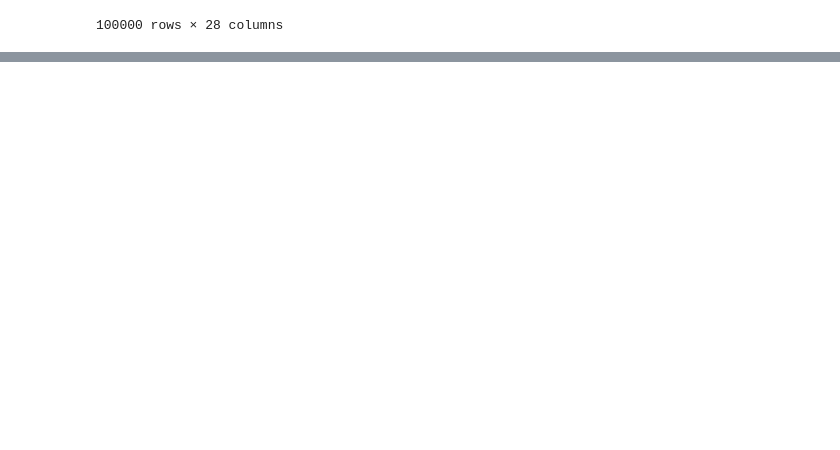
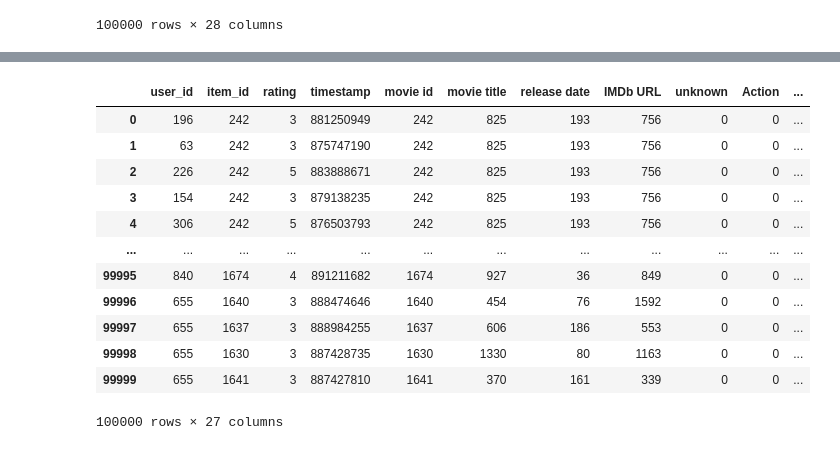
Before and after one commit to ArjunVylat/Movie-Recommendation-System, a Jupyter notebook: movie_recommendation_system.ipynb, the cells around one changed output, grey strips where cells are left out. Cells and saved outputs as stored; diff of their text form; code cells hidden in the pictures; blank space fills up the shorter version.

```diff
--- a/movie_recommendation_system.ipynb
+++ b/movie_recommendation_system.ipynb
@@ -60,0 +108,9 @@ df
+# %%
+from sklearn.preprocessing import LabelEncoder
+
+le = LabelEncoder()
+df['movie title'] = le.fit_transform(df['movie title'])
+df['release date'] = le.fit_transform(df['release date'])
+df['IMDb URL'] = le.fit_transform(df['IMDb URL'])
+
+df
@@ -60,0 +131,18 @@ df
+# %%
+df = df.drop('video release date', axis = 1)
+
+df
+# %% [output]
+|  | user_id | item_id | rating | timestamp | movie id | movie title | release date | IMDb URL | unknown | Action | ... |
+| 0 | 196 | 242 | 3 | 881250949 | 242 | 825 | 193 | 756 | 0 | 0 | ... |
+| 1 | 63 | 242 | 3 | 875747190 | 242 | 825 | 193 | 756 | 0 | 0 | ... |
+| 2 | 226 | 242 | 5 | 883888671 | 242 | 825 | 193 | 756 | 0 | 0 | ... |
+| 3 | 154 | 242 | 3 | 879138235 | 242 | 825 | 193 | 756 | 0 | 0 | ... |
+| 4 | 306 | 242 | 5 | 876503793 | 242 | 825 | 193 | 756 | 0 | 0 | ... |
+| ... | ... | ... | ... | ... | ... | ... | ... | ... | ... | ... | ... |
+| 99995 | 840 | 1674 | 4 | 891211682 | 1674 | 927 | 36 | 849 | 0 | 0 | ... |
+| 99996 | 655 | 1640 | 3 | 888474646 | 1640 | 454 | 76 | 1592 | 0 | 0 | ... |
+| 99997 | 655 | 1637 | 3 | 888984255 | 1637 | 606 | 186 | 553 | 0 | 0 | ... |
+| 99998 | 655 | 1630 | 3 | 887428735 | 1630 | 1330 | 80 | 1163 | 0 | 0 | ... |
+| 99999 | 655 | 1641 | 3 | 887427810 | 1641 | 370 | 161 | 339 | 0 | 0 | ... |
+100000 rows × 27 columns
```
Also changed, not shown: parts of 6 cells of this notebook, 1 other file.
